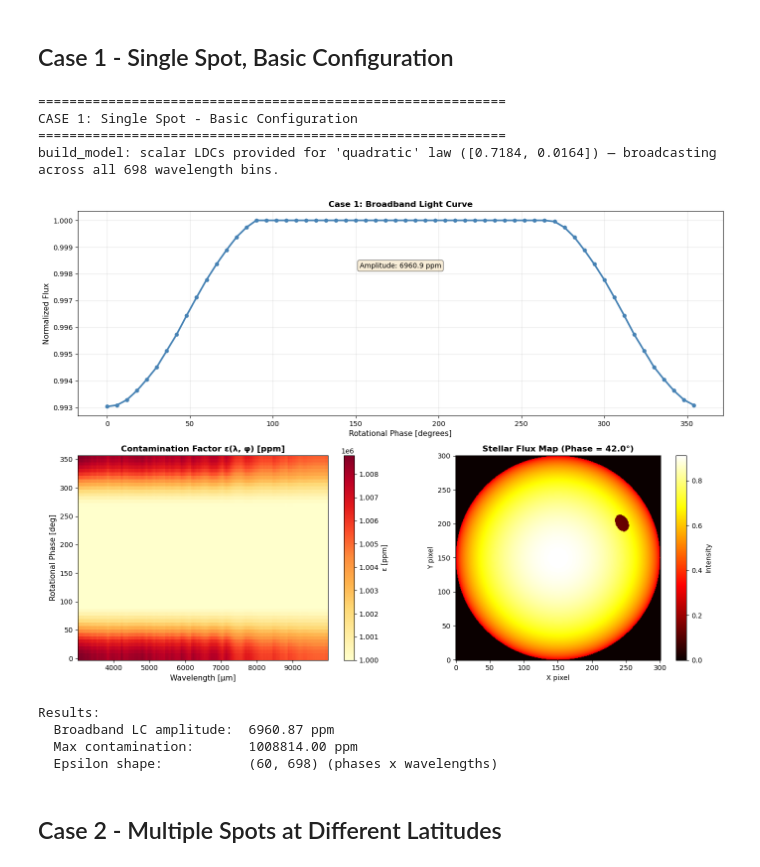
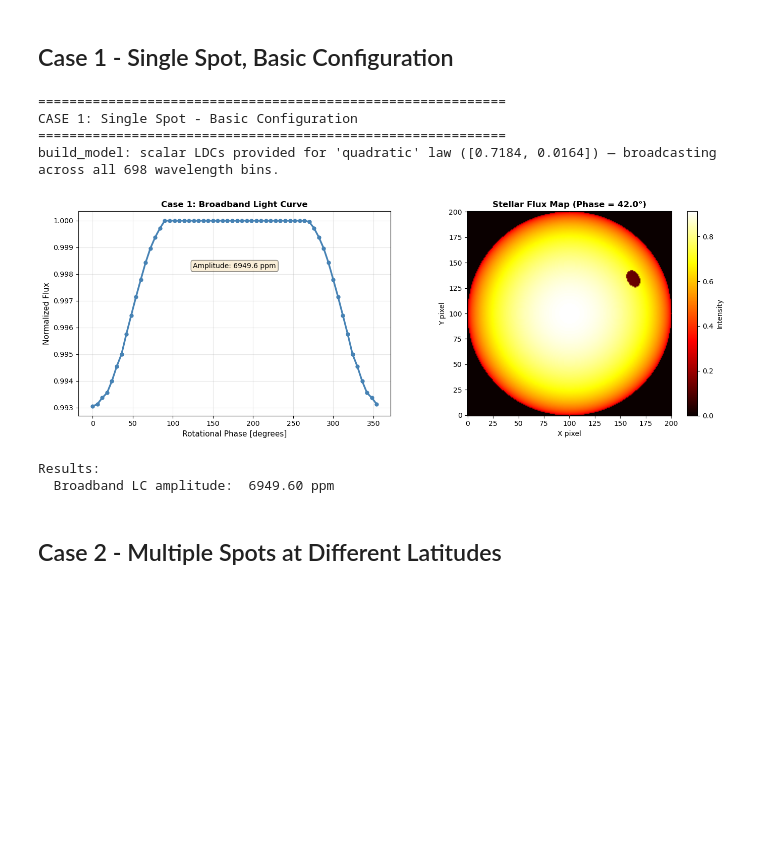
Before and after one commit to SamMerc/sajax, a Jupyter notebook: docs/examples/quickstart.ipynb, the cells around one changed output. Drawn from its saved outputs; the diff is of its cells as text; code cells hidden in the pictures; blank space fills up the shorter version.

```diff
--- a/docs/examples/quickstart.ipynb
+++ b/docs/examples/quickstart.ipynb
@@ -24,13 +24,13 @@ Available devices: [CpuDevice(id=0)]
 ## Load Data from Files
 # %%
 # Load spectra (wavelength, flux_quiet, flux_active)
-spectra_data = np.loadtxt('./_static/input_spectrum.txt', skiprows=1)  # Adjust path as needed
+spectra_data = np.loadtxt('../_static/input_spectrum.txt', skiprows=1)
 wavelength = spectra_data[:, 0]
 flux_quiet = spectra_data[:, 1]
 flux_active = spectra_data[:, 2]
 
 # Load wavelength-dependent limb-darkening coefficients
-ld_data = np.loadtxt('./_static/ldc.txt', skiprows=1)  # Adjust path as needed
+ld_data = np.loadtxt('../_static/ldc.txt', skiprows=1)
 u1_wavelength = ld_data[:, 0]
 u2_wavelength = ld_data[:, 1]
 
@@ -110,9 +110,8 @@ u1_mean = np.mean(u1_wavelength)
 u2_mean = np.mean(u2_wavelength)
 
 params_case1 = dict(
-    u1              = u1_mean,
-    u2              = u2_mean,
-    inc_star        = 90.0,          # Equator-on view
+    ldc_coeffs = [u1_mean, u2_mean],   # quadratic law: [u1, u2]
+    inc_star   = 90.0,                 # Equator-on view
 )
 
 result_case1 = compute_light_curve(
@@ -121,7 +120,7 @@ result_case1 = compute_light_curve(
     flux_active         = flux_active,
     params              = params_case1,
     ar_lat              = [20.0],                    # Single spot at 20° lat
-    ar_long             = [0.0],
+    ar_long             = [0.0],                     # Single spot at 0° long
     ar_size             = [5.0],                     # 5° radius
     phases_rot          = np.linspace(0, 360, 60, endpoint=False),
     stellar_grid_size   = 100,                       # stellar radius in pixels
@@ -133,58 +132,47 @@ result_case1 = compute_light_curve(
 phases = np.linspace(0, 360, 60, endpoint=False)
 
 # Plot light curves
-fig, axes = plt.subplot_mosaic([['A', 'A'], ['B', 'C']], figsize=(14, 10))
+fig, axes = plt.subplots(1, 2, figsize=(14, 5))
 
-# Plot 1: Broadband light curve
-ax = axes['A']
-ax.plot(phases, result_case1["lc"], 'o-', linewidth=2.5, markersize=5, color='steelblue')
+# Left: Broadband light curve
+ax = axes[0]
+ax.plot(phases, result_case1["lc"], 'o-', linewidth=2.5,
+        markersize=5, color='steelblue')
 ax.set_xlabel('Rotational Phase [degrees]', fontsize=11)
 ax.set_ylabel('Normalized Flux', fontsize=11)
 ax.set_title('Case 1: Broadband Light Curve', fontsize=12, fontweight='bold')
 ax.grid(True, alpha=0.3)
+
 lc_amplitude = np.max(result_case1["lc"]) - np.min(result_case1["lc"])
 ax.text(0.5, 0.75, f'Amplitude: {lc_amplitude*1e6:.1f} ppm',
         transform=ax.transAxes, ha='center', va='top', fontsize=10,
         bbox=dict(boxstyle='round', facecolor='wheat', alpha=0.5))
 
-# Plot 2: Contamination factor heatmap
-ax = axes['B']
-epsilon = result_case1["epsilon"]
-im = ax.pcolormesh(wavelength, phases, epsilon*1e6, shading='auto', cmap='YlOrRd')
-ax.set_xlabel('Wavelength [μm]', fontsize=11)
-ax.set_ylabel('Rotational Phase [deg]', fontsize=11)
-ax.set_title('Contamination Factor ε(λ, φ) [ppm]', fontsize=12, fontweight='bold')
-cbar = plt.colorbar(im, ax=ax, label='ε [ppm]')
-
-# Plot 4: Stellar map visualization
-ax = axes['C']
-phase_idx = np.argmin(np.abs(phases - 45))  # Find phase closest to 45°
+# Right: Stellar flux map at a single phase
+ax = axes[1]
+phase_idx = np.argmin(np.abs(phases - 45))
 star_maps = result_case1["star_maps"]
-map_data = star_maps[phase_idx]
+map_data  = star_maps[phase_idx]
 im = ax.imshow(map_data, cmap='hot', origin='lower')
 ax.set_title(f'Stellar Flux Map (Phase = {phases[phase_idx]:.1f}°)',
              fontsize=12, fontweight='bold')
 ax.set_xlabel('X pixel', fontsize=10)
 ax.set_ylabel('Y pixel', fontsize=10)
 plt.colorbar(im, ax=ax, label='Intensity')
 
 plt.tight_layout()
 plt.show()
 
 print(f"\nResults:")
 print(f"  Broadband LC amplitude:  {lc_amplitude*1e6:.2f} ppm")
-print(f"  Max contamination:       {np.max(epsilon)*1e6:.2f} ppm")
-print(f"  Epsilon shape:           {epsilon.shape} (phases x wavelengths)")
 # %% [output]
 ============================================================
 CASE 1: Single Spot - Basic Configuration
 ============================================================
 build_model: scalar LDCs provided for 'quadratic' law ([0.7184, 0.0164]) — broadcasting across all 698 wavelength bins.
-[figure, old version]
+[figure, new version]
 Results:
-  Broadband LC amplitude:  6960.87 ppm
-  Max contamination:       1008814.00 ppm
-  Epsilon shape:           (60, 698) (phases x wavelengths)
+  Broadband LC amplitude:  6949.60 ppm
 # %% [markdown]
 ## Case 2 - Multiple Spots at Different Latitudes
 # %%
```
Also changed, not shown: parts of 3 cells of this notebook, 3 other files.
